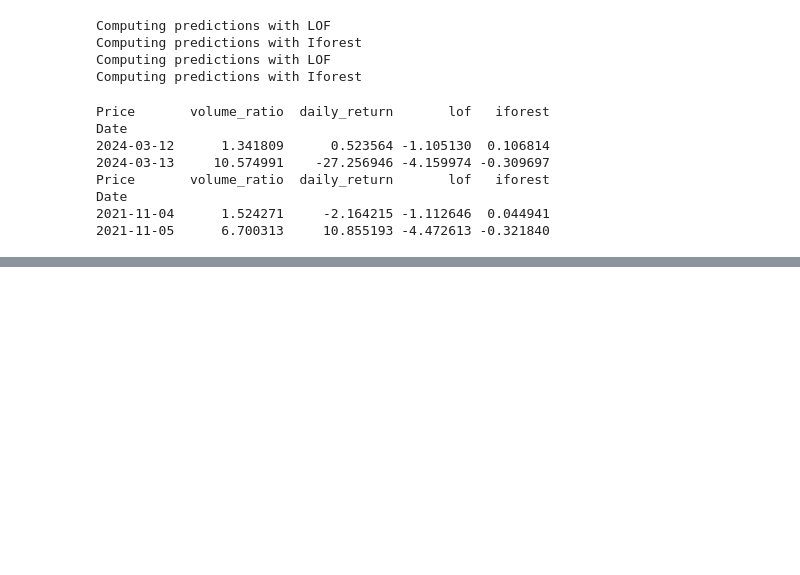
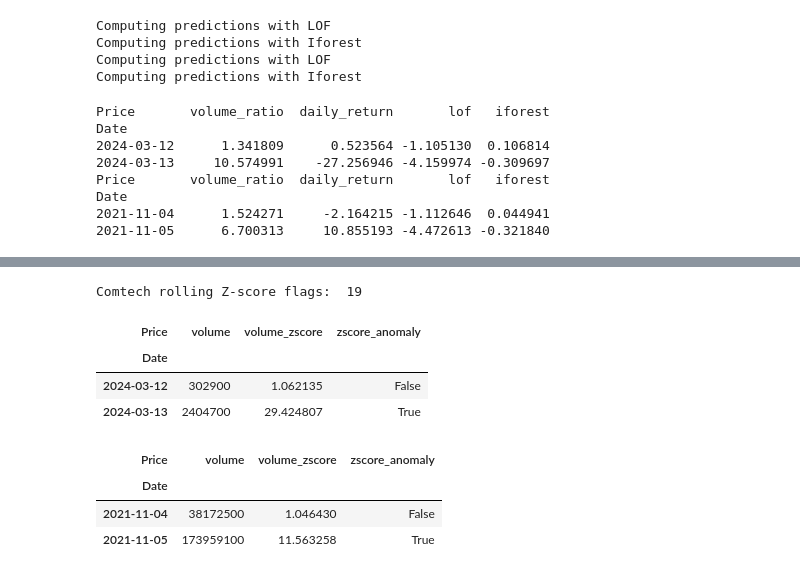
Before and after one commit to apatel4746/stockfrauddetection, a Jupyter notebook: stockfraud.ipynb, the cells around one changed output, grey strips where cells are left out. Saved outputs shown, nothing was run; the diff lists cells and outputs as text; code cells hidden in the pictures; blank space fills up the shorter version.

```diff
--- a/stockfraud.ipynb
+++ b/stockfraud.ipynb
@@ -1635,0 +1636,8 @@ ValueError: min_periods 30 must be <= window 20
+# %%
+window=20
+z_pfe=rolling_zscore(pfe["volume"], window)
+z_thr=3.0
+pred_roll_z_pfe=(z_pfe>z_thr).fillna(False)
+print("Pfizer rolling Z-score flags: ", int(pred_roll_z_pfe.sum()))
+# %% [output]
+Comtech rolling Z-score flags:  19
@@ -1635,0 +1650,14 @@ ValueError: min_periods 30 must be <= window 20
+# %%
+cmtl.loc["2024-03-12":"2024-03-13", ["volume", "volume_zscore", "zscore_anomaly"]]
+# %% [output]
+| Price | volume | volume_zscore | zscore_anomaly |
+| Date |  |  |  |
+| 2024-03-12 | 302900 | 1.062135 | False |
+| 2024-03-13 | 2404700 | 29.424807 | True |
+# %%
+pfe.loc["2021-11-04":"2021-11-05", ["volume", "volume_zscore", "zscore_anomaly"]]
+# %% [output]
+| Price | volume | volume_zscore | zscore_anomaly |
+| Date |  |  |  |
+| 2021-11-04 | 38172500 | 1.046430 | False |
+| 2021-11-05 | 173959100 | 11.563258 | True |
```
Also changed, not shown: parts of 21 cells of this notebook.
